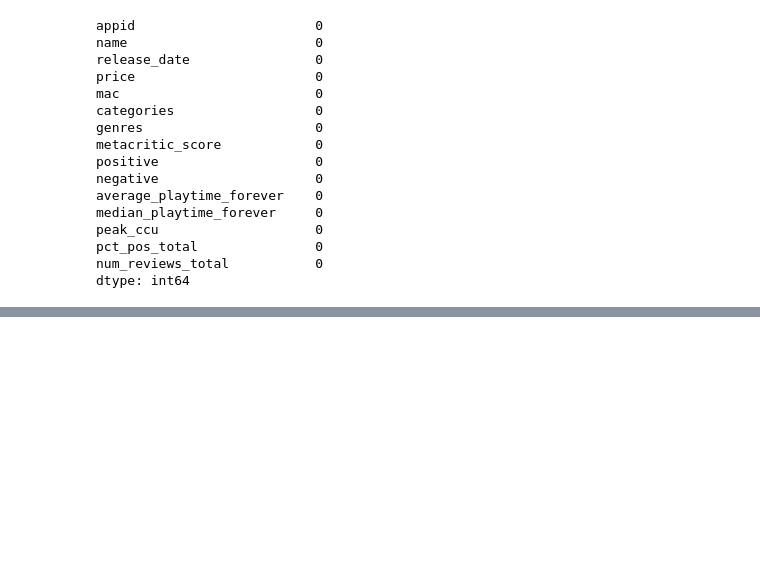
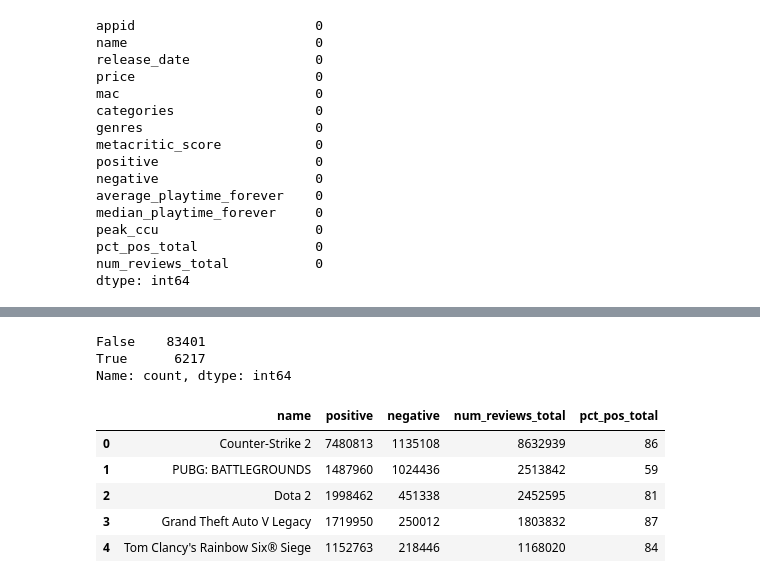
Before and after one commit to 2026742-BRENO/2026742-CCT, a Jupyter notebook: CA2/notebooks/CA2_Notebook.ipynb, the cells around one changed output, grey strips where cells are left out. Cells and saved outputs as stored; diff of their text form; code cells hidden in the pictures; blank space fills up the shorter version.

```diff
--- a/CA2/notebooks/CA2_Notebook.ipynb
+++ b/CA2/notebooks/CA2_Notebook.ipynb
@@ -119,0 +299,25 @@ These values require further investigation, as they may represent valid observat
+# %%
+review_consistency = (
+    df["positive"] + df["negative"] == df["num_reviews_total"]
+)
+
+review_consistency.value_counts()
+# %% [output]
+False    83401
+True      6217
+Name: count, dtype: int64
+# %%
+df.loc[~review_consistency, [
+    "name",
+    "positive",
+    "negative",
+    "num_reviews_total",
+    "pct_pos_total"
+]].head(5)
+# %% [output]
+|  | name | positive | negative | num_reviews_total | pct_pos_total |
+| 0 | Counter-Strike 2 | 7480813 | 1135108 | 8632939 | 86 |
+| 1 | PUBG: BATTLEGROUNDS | 1487960 | 1024436 | 2513842 | 59 |
+| 2 | Dota 2 | 1998462 | 451338 | 2452595 | 81 |
+| 3 | Grand Theft Auto V Legacy | 1719950 | 250012 | 1803832 | 87 |
+| 4 | Tom Clancy's Rainbow Six® Siege | 1152763 | 218446 | 1168020 | 84 |
```
Also changed, not shown: parts of 32 cells of this notebook.
